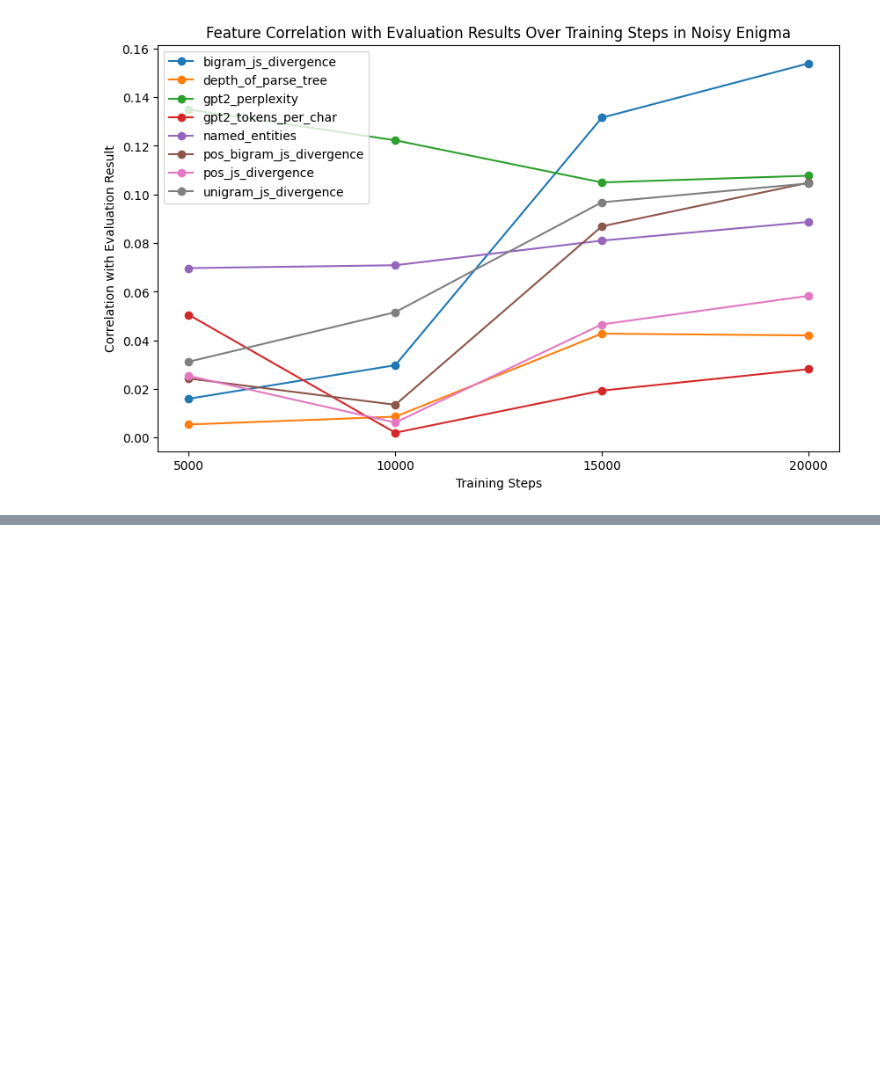
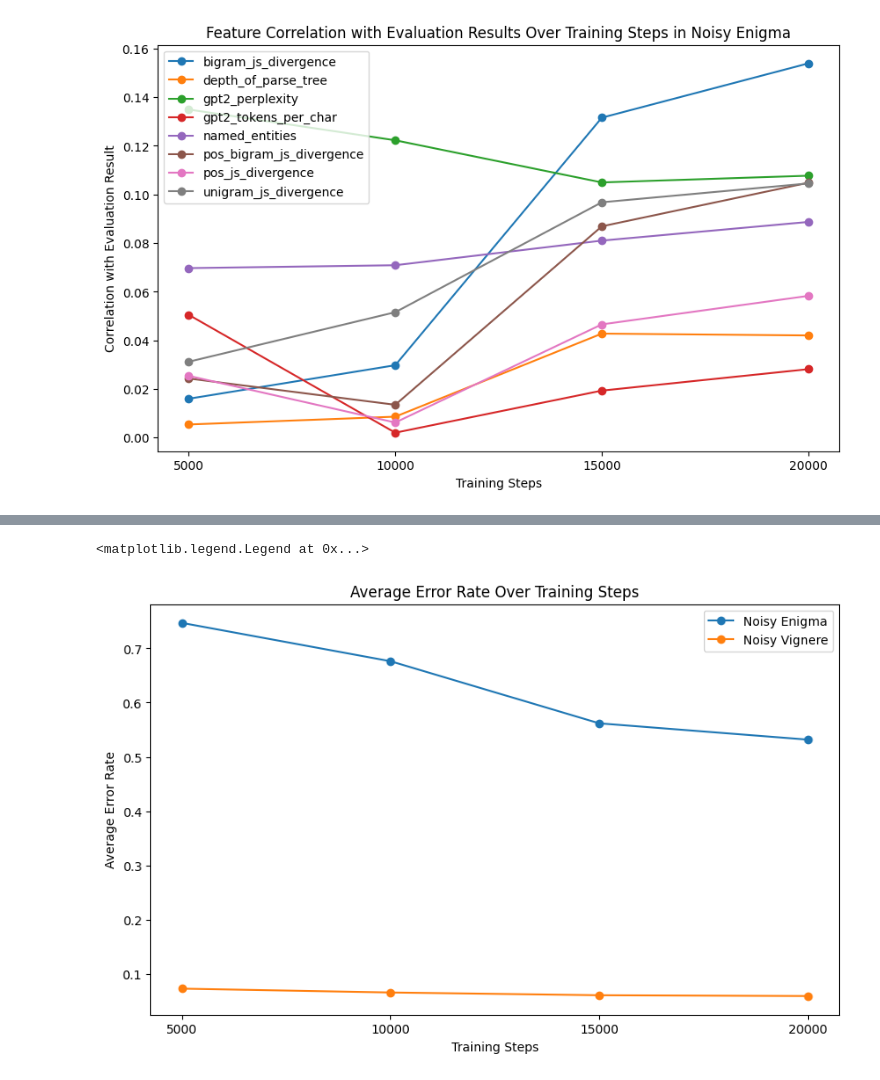
Before and after one commit to JanProvaznik/enigma-transformed, a Jupyter notebook: traindynamicsanalysis.ipynb, the cells around one changed output, grey strips where cells are left out. Cells and saved outputs as stored; diff of their text form; code cells hidden in the pictures; blank space fills up the shorter version.

```diff
--- a/traindynamicsanalysis.ipynb
+++ b/traindynamicsanalysis.ipynb
@@ -58,5 +79,9 @@ data = data[data[vignereevolution_columns].apply(lambda x: x < 1).all(axis=1)]
 print(len(data))
 # rename all columns containing *count to *rate
 data.rename(columns=lambda x: x.replace('_count', '_rate'), inplace=True)
+# rename in the same way the columns in enigmaevolution_columns and vignereevolution_columns
+enigmaevolution_columns = [x.replace('_count', '_rate') for x in enigmaevolution_columns]
+vignereevolution_columns = [x.replace('_count', '_rate') for x in vignereevolution_columns]
+vig3_cols = [x.replace('_count', '_rate') for x in vig3_cols]
 # %% [output]
 99889
@@ -149,0 +276,19 @@ plt.show()
+# %%
+from matplotlib import pyplot as plt
+# plot just average error rate for each checkpoint
+
+enigma_error_rates = [data[col].mean() for col in enigmaevolution_columns]
+vignere_error_rates = [data[col].mean() for col in vignereevolution_columns]
+
+# Plotting
+plt.figure(figsize=(10, 6))
+plt.plot(steps, enigma_error_rates, marker='o', label='Noisy Enigma')
+plt.plot(steps, vignere_error_rates, marker='o', label='Noisy Vignere')
+plt.xticks(steps)
+plt.xlabel('Training Steps')
+plt.ylabel('Average Error Rate')
+plt.title('Average Error Rate Over Training Steps')
+plt.legend()
+# %% [output]
+<matplotlib.legend.Legend at 0x...>
+[figure, added]
```
Also changed, not shown: parts of 14 cells of this notebook, 11 other files.
